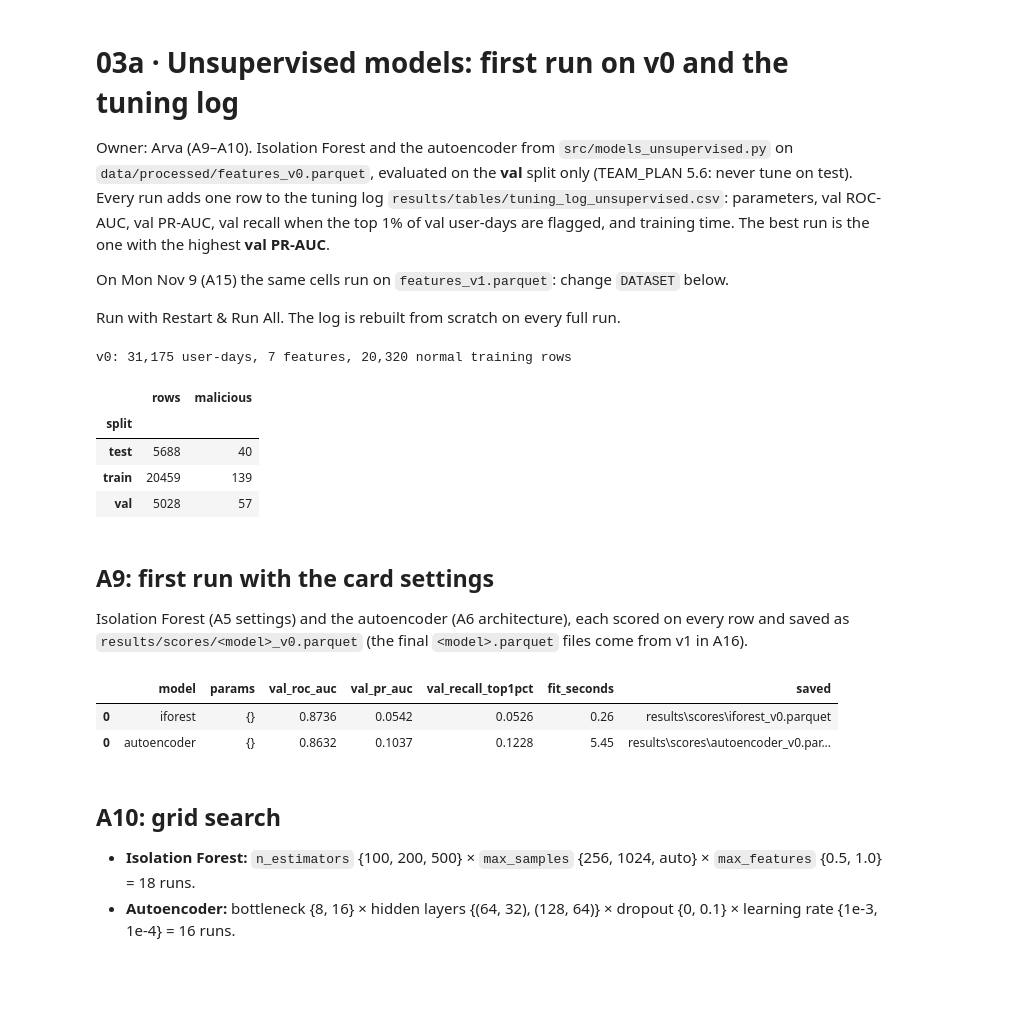
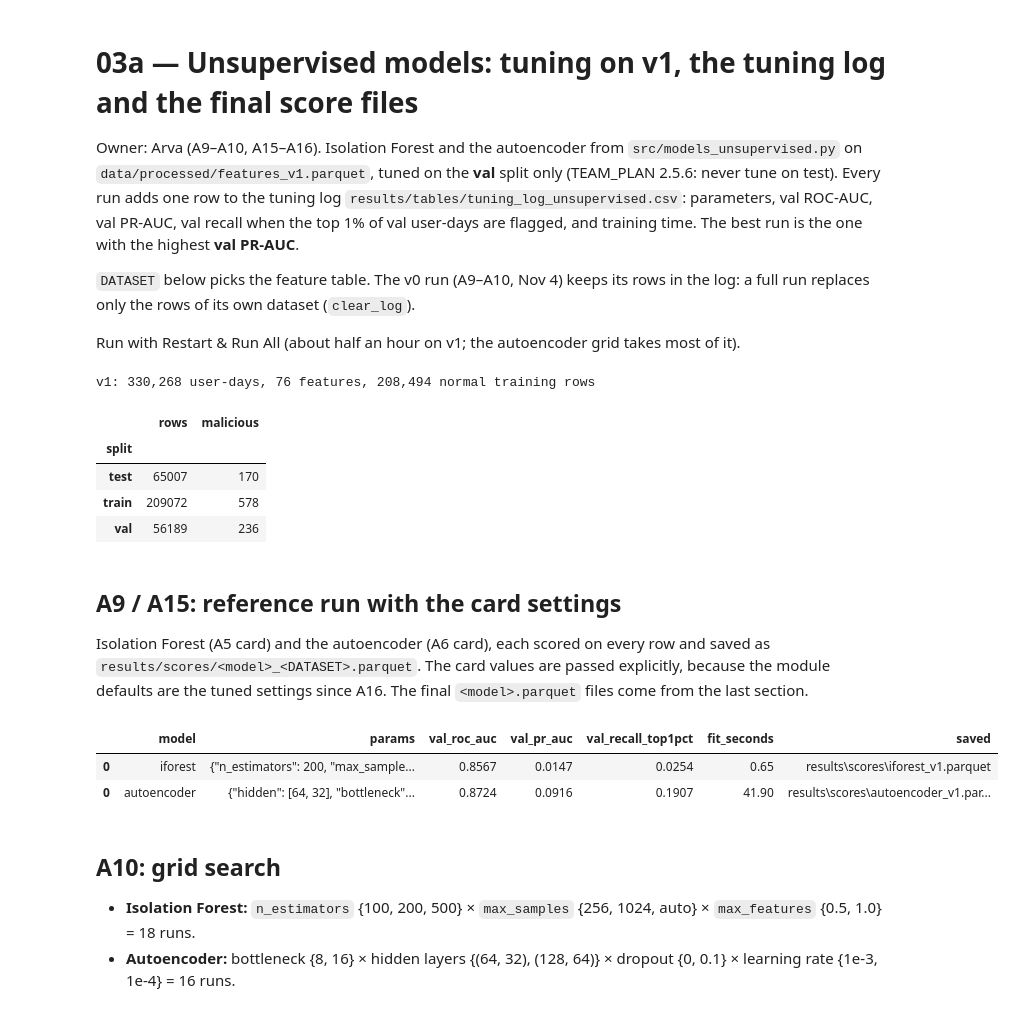
Before and after one commit to SupriyeAmatya/AI-Based-User-and-Entity-Behavior-Analytics-for-Insider-Threat-Detection, a Jupyter notebook: notebooks/03a_unsupervised_models.ipynb, the cells around one changed output. Drawn from its saved outputs; the diff is of its cells as text; code cells hidden in the pictures; blank space fills up the shorter version.

```diff
--- a/notebooks/03a_unsupervised_models.ipynb
+++ b/notebooks/03a_unsupervised_models.ipynb
@@ -1,11 +1,11 @@
 # %% [markdown]
-# 03a · Unsupervised models: first run on v0 and the tuning log
+# 03a — Unsupervised models: tuning on v1, the tuning log and the final score files
 
-Owner: Arva (A9–A10). Isolation Forest and the autoencoder from `src/models_unsupervised.py` on `data/processed/features_v0.parquet`, evaluated on the **val** split only (TEAM_PLAN 5.6: never tune on test). Every run adds one row to the tuning log `results/tables/tuning_log_unsupervised.csv`: parameters, val ROC-AUC, val PR-AUC, val recall when the top 1% of val user-days are flagged, and training time. The best run is the one with the highest **val PR-AUC**.
+Owner: Arva (A9–A10, A15–A16). Isolation Forest and the autoencoder from `src/models_unsupervised.py` on `data/processed/features_v1.parquet`, tuned on the **val** split only (TEAM_PLAN 2.5.6: never tune on test). Every run adds one row to the tuning log `results/tables/tuning_log_unsupervised.csv`: parameters, val ROC-AUC, val PR-AUC, val recall when the top 1% of val user-days are flagged, and training time. The best run is the one with the highest **val PR-AUC**.
 
-On Mon Nov 9 (A15) the same cells run on `features_v1.parquet`: change `DATASET` below.
+`DATASET` below picks the feature table. The v0 run (A9–A10, Nov 4) keeps its rows in the log: a full run replaces only the rows of its own dataset (`clear_log`).
 
-Run with Restart & Run All. The log is rebuilt from scratch on every full run.
+Run with Restart & Run All (about half an hour on v1; the autoencoder grid takes most of it).
 # %%
 import sys
 from pathlib import Path
@@ -19,7 +19,7 @@ import pandas as pd
 from src import models_unsupervised as mu
 from src.config import PROCESSED_DIR, TABLES_DIR
 
-DATASET = 'v0'
+DATASET = 'v1'
 df = pd.read_parquet(PROCESSED_DIR / f'features_{DATASET}.parquet')
 log_path = TABLES_DIR / mu.TUNING_LOG
 mu.clear_log(DATASET)                  # drop only this dataset's old rows; other datasets stay (A15)
@@ -28,29 +28,30 @@ print(f'{DATASET}: {len(df):,} user-days, {len(cols)} features, '
       f'{int(((df.split == "train") & (df.label == 0)).sum()):,} normal training rows')
 df.groupby('split').label.agg(['size', 'sum']).rename(columns={'size': 'rows', 'sum': 'malicious'})
 # %% [output]
-v0: 31,175 user-days, 7 features, 20,320 normal training rows
+v1: 330,268 user-days, 76 features, 208,494 normal training rows
 |  | rows | malicious |
 | split |  |  |
-| test | 5688 | 40 |
-| train | 20459 | 139 |
-| val | 5028 | 57 |
+| test | 65007 | 170 |
+| train | 209072 | 578 |
+| val | 56189 | 236 |
 # %% [markdown]
-## A9: first run with the card settings
+## A9 / A15: reference run with the card settings
 
-Isolation Forest (A5 settings) and the autoencoder (A6 architecture), each scored on every row and saved as `results/scores/<model>_v0.parquet` (the final `<model>.parquet` files come from v1 in A16).
+Isolation Forest (A5 card) and the autoencoder (A6 card), each scored on every row and saved as `results/scores/<model>_<DATASET>.parquet`. The card values are passed explicitly, because the module defaults are the tuned settings since A16. The final `<model>.parquet` files come from the last section.
 # %%
 first = []
 for name in ('iforest', 'autoencoder'):
-    log, _ = mu.tune(df, name, grid={}, dataset=DATASET)          # an empty grid = the defaults
-    scores, info = mu.train_and_score(df, name, save_as=f'{name}_{DATASET}')
+    card = mu.DETECTORS[name].card
+    log, _ = mu.tune(df, name, grid={}, fixed=card, dataset=DATASET)   # an empty grid = one run
+    scores, info = mu.train_and_score(df, name, card, save_as=f'{name}_{DATASET}')
     first.append(log.assign(saved=str(info['path'].relative_to(ROOT))))
     if name == 'autoencoder':
         fig = mu.plot_loss_curves(info['detector'].history, f'autoencoder_loss_{DATASET}')
 pd.concat(first)[['model', 'params', 'val_roc_auc', 'val_pr_auc', 'val_recall_top1pct', 'fit_seconds', 'saved']].round(4)
 # %% [output]
 |  | model | params | val_roc_auc | val_pr_auc | val_recall_top1pct | fit_seconds | saved |
-| 0 | iforest | {} | 0.8736 | 0.0542 | 0.0526 | 0.26 | results\scores\iforest_v0.parquet |
-| 0 | autoencoder | {} | 0.8632 | 0.1037 | 0.1228 | 5.45 | results\scores\autoencoder_v0.par... |
+| 0 | iforest | {"n_estimators": 200, "max_sample... | 0.8567 | 0.0147 | 0.0254 | 0.65 | results\scores\iforest_v1.parquet |
+| 0 | autoencoder | {"hidden": [64, 32], "bottleneck"... | 0.8724 | 0.0916 | 0.1907 | 41.90 | results\scores\autoencoder_v1.par... |
 # %% [markdown]
 ## A10: grid search
 
```
Also changed, not shown: parts of 12 cells of this notebook, 8 other files.
